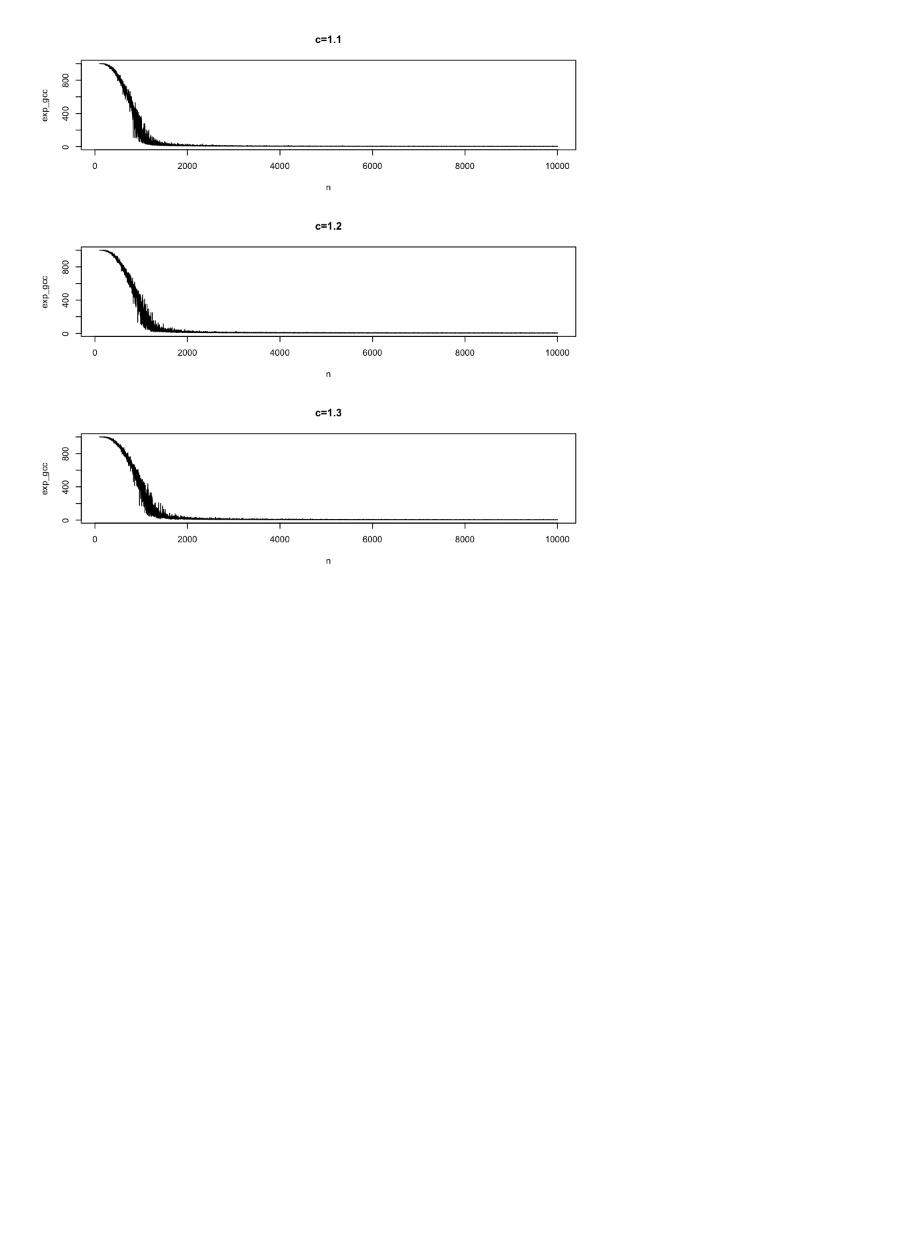
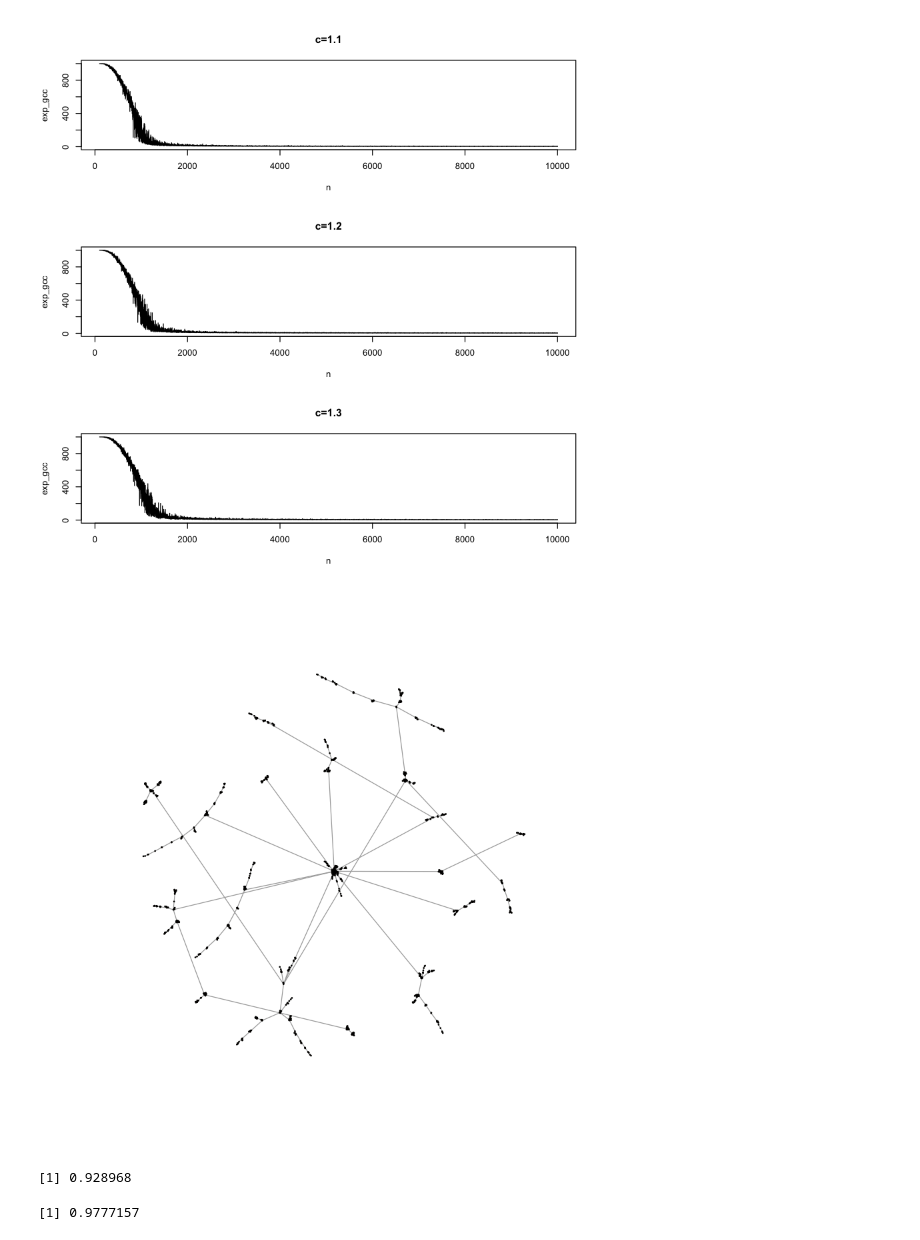
Before and after one commit to Jinxiatucla/232E, a Jupyter notebook: Project1/problem1.ipynb, the cells around one changed output. Cells and saved outputs as stored; diff of their text form; code cells hidden in the pictures; blank space fills up the shorter version.

```diff
--- a/Project1/problem1.ipynb
+++ b/Project1/problem1.ipynb
@@ -109,3 +109,19 @@ for (i in 1:9901){
 plot(n,exp_gcc,type='l',main="c=1.3")
 # %% [output]
 [figure]
+# %%
+g <- barabasi.game(1000, m=1, directed=F)
+plot(g,vertex.size=0.5, vertex.label.cex=0.001)
+# %% [output]
+[figure, added]
+# %%
+fg <- fastgreedy.community(g)
+modularity(g,membership(fg))
+# %% [output]
+[1] 0.928968
+# %%
+g <- barabasi.game(10000, m=1, directed=F)
+fg <- fastgreedy.community(g)
+modularity(g,membership(fg))
+# %% [output]
+[1] 0.9777157
```
Also changed, not shown: parts of 1 cell of this notebook.
